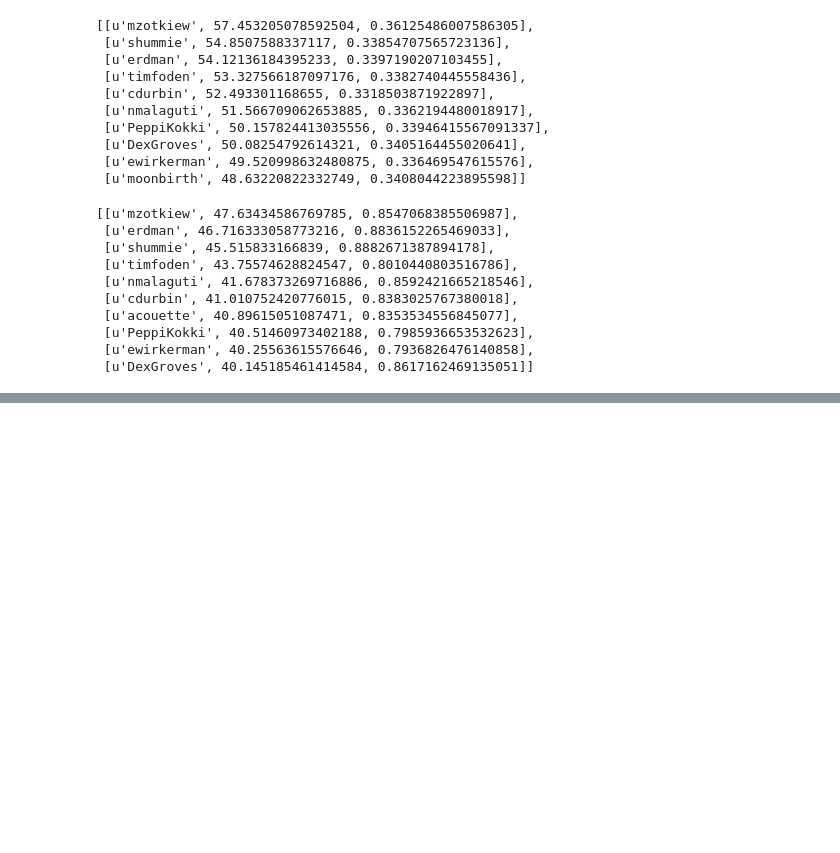
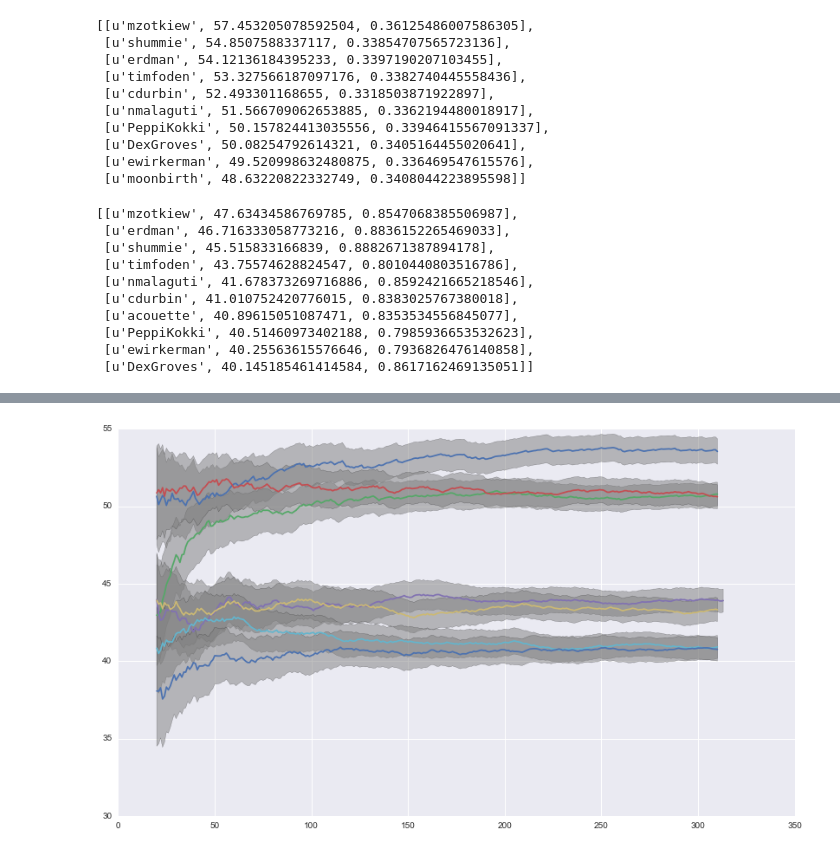
Before and after one commit to DanielVF/Halite-Ranking-Viz, a Jupyter notebook: Trueskill-Seaborn.ipynb, the cells around one changed output, grey strips where cells are left out. Drawn from its saved outputs; the diff is of its cells as text; code cells hidden in the pictures; blank space fills up the shorter version.

```diff
--- a/Trueskill-Seaborn.ipynb
+++ b/Trueskill-Seaborn.ipynb
@@ -238,0 +269,4 @@ leaderboard(players_topbottom)
+# %%
+plot_compare(players_low_tau,["mzotkiew","shummie","erdman",  "tmseiler", "djma", "DanielVF", "Sydriax"])
+# %% [output]
+[figure, added]
```
Also changed, not shown: parts of 2 cells of this notebook.
